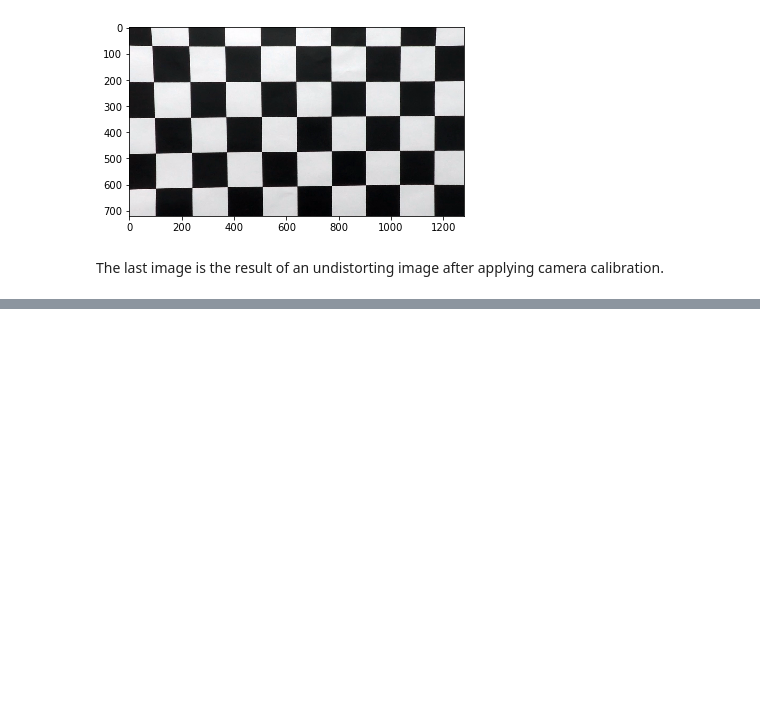
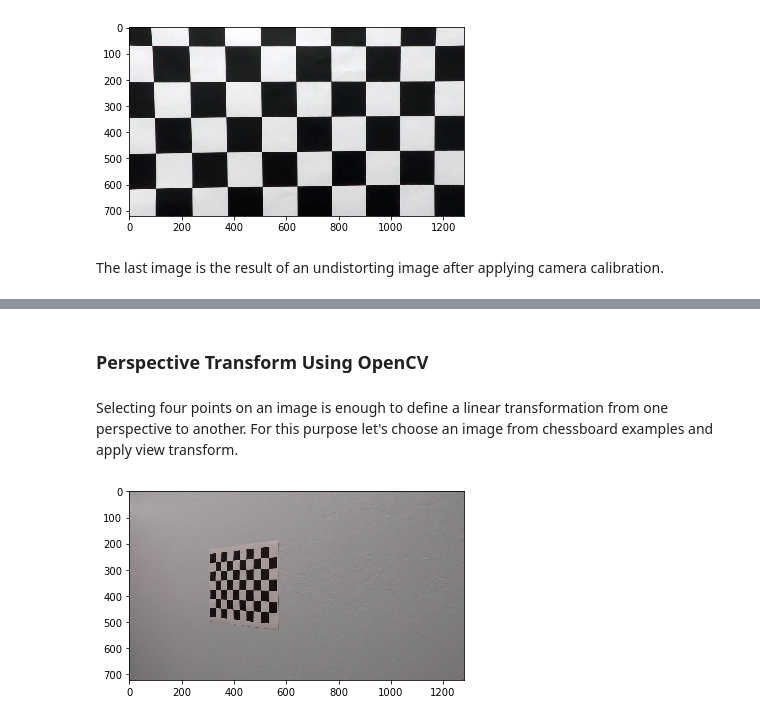
Before and after one commit to musa-atlihan/CarND-Advanced-Lane-Lines, a Jupyter notebook: project-report.ipynb, the cells around one changed output, grey strips where cells are left out. Saved outputs shown, nothing was run; the diff lists cells and outputs as text; code cells hidden in the pictures; blank space fills up the shorter version.

```diff
--- a/project-report.ipynb
+++ b/project-report.ipynb
@@ -141,0 +158,13 @@ The last image is the result of an undistorting image after applying camera cali
+# %% [markdown]
+### Perspective Transform Using OpenCV
+# %% [markdown]
+Selecting four points on an image is enough to define a linear transformation from one perspective to another. For this purpose let's choose an image from chessboard examples and apply view transform.
+# %%
+# first laod an image from chessboard images
+img = cv2.imread('./camera_cal/calibration7.jpg')
+
+plt.imshow(img)
+plt.show()
+plt.close()
+# %% [output]
+[figure, added]
```
Also changed, not shown: parts of 11 cells of this notebook.
